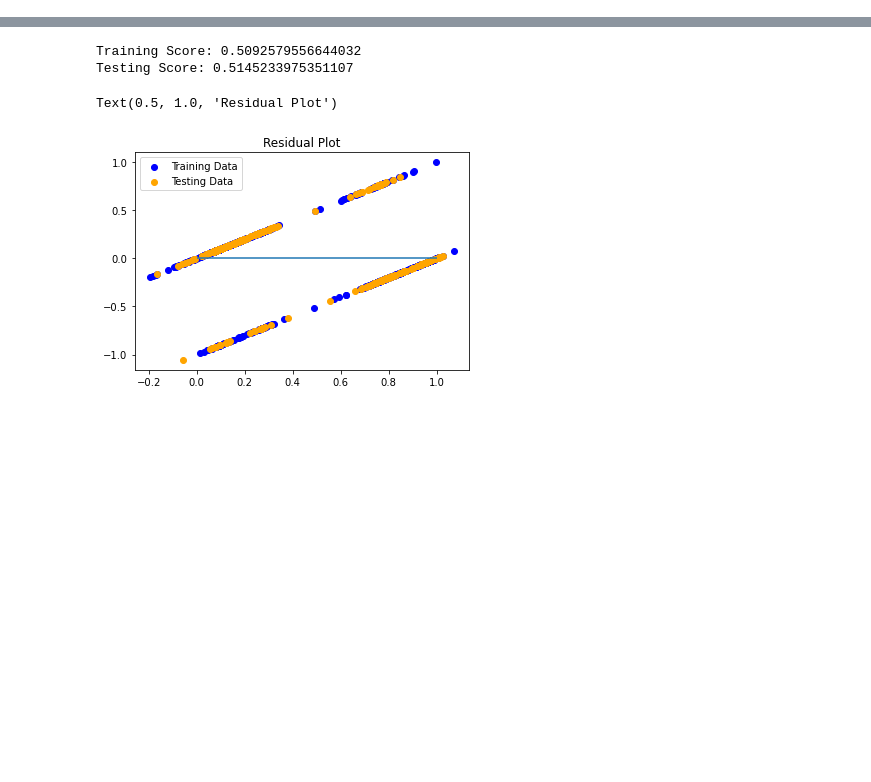
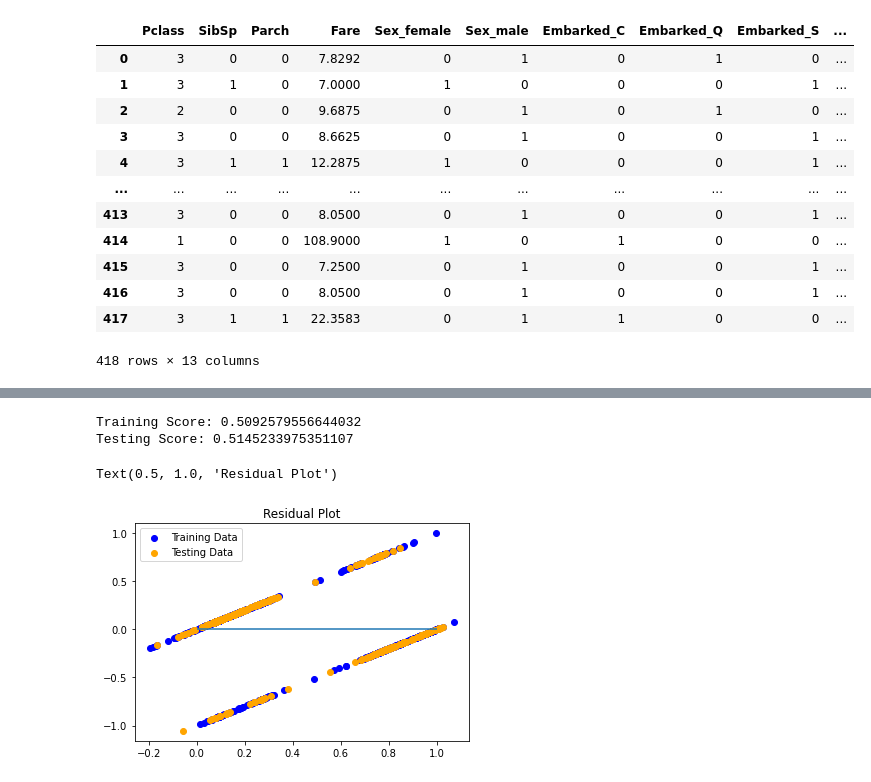
Before and after one commit to drrobb04/titanic-ml-project, a Jupyter notebook: Data Set Up - Copy.ipynb, the cells around one changed output, grey strips where cells are left out. Saved outputs shown, nothing was run; the diff lists cells and outputs as text; code cells hidden in the pictures; blank space fills up the shorter version.

Commit message:
worked on 0/1 prediction

```diff
--- a/Data Set Up - Copy.ipynb
+++ b/Data Set Up - Copy.ipynb
@@ -77,0 +115,40 @@ sorted(zip(rf.feature_importances_, data), reverse=True)
+# %%
+predict_df = pd.read_csv("data/test.csv")
+predict_df['title'] = predict_df.Name.apply(lambda x: x.split(',')[1].split('.')[0].strip())
+predict_df = pd.get_dummies(predict_df, columns=['Sex','Embarked','title'])
+predict_df = predict_df.drop(columns=[
+    'Name',
+    'Ticket',
+    'Cabin',
+    'Age',
+    'PassengerId',
+    #'title_Major',
+    'title_Rev',
+    'title_Col',
+    'title_Dr',
+    #'title_Jonkheer',
+    'title_Ms',
+    #'title_Mme',
+    #'title_Mlle',
+    #'title_Lady',
+    'title_Dona',
+    #'title_the Countess',
+    #'title_Sir',
+    #'title_Don',
+    #'title_Capt'
+])
+predict_df
+# %% [output]
+|  | Pclass | SibSp | Parch | Fare | Sex_female | Sex_male | Embarked_C | Embarked_Q | Embarked_S | ... |
+| 0 | 3 | 0 | 0 | 7.8292 | 0 | 1 | 0 | 1 | 0 | ... |
+| 1 | 3 | 1 | 0 | 7.0000 | 1 | 0 | 0 | 0 | 1 | ... |
+| 2 | 2 | 0 | 0 | 9.6875 | 0 | 1 | 0 | 1 | 0 | ... |
+| 3 | 3 | 0 | 0 | 8.6625 | 0 | 1 | 0 | 0 | 1 | ... |
+| 4 | 3 | 1 | 1 | 12.2875 | 1 | 0 | 0 | 0 | 1 | ... |
+| ... | ... | ... | ... | ... | ... | ... | ... | ... | ... | ... |
+| 413 | 3 | 0 | 0 | 8.0500 | 0 | 1 | 0 | 0 | 1 | ... |
+| 414 | 1 | 0 | 0 | 108.9000 | 1 | 0 | 1 | 0 | 0 | ... |
+| 415 | 3 | 0 | 0 | 7.2500 | 0 | 1 | 0 | 0 | 1 | ... |
+| 416 | 3 | 0 | 0 | 8.0500 | 0 | 1 | 0 | 0 | 1 | ... |
+| 417 | 3 | 1 | 1 | 22.3583 | 0 | 1 | 1 | 0 | 0 | ... |
+418 rows × 13 columns
```
Also changed, not shown: parts of 8 cells of this notebook.
